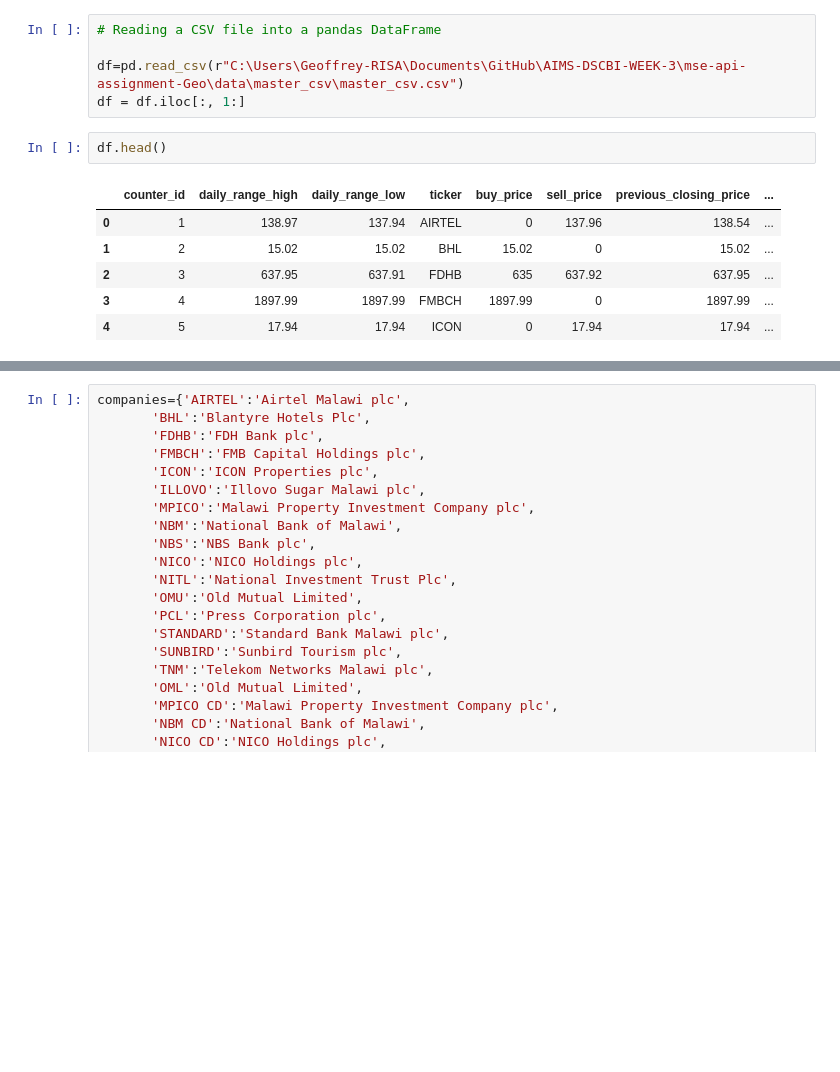
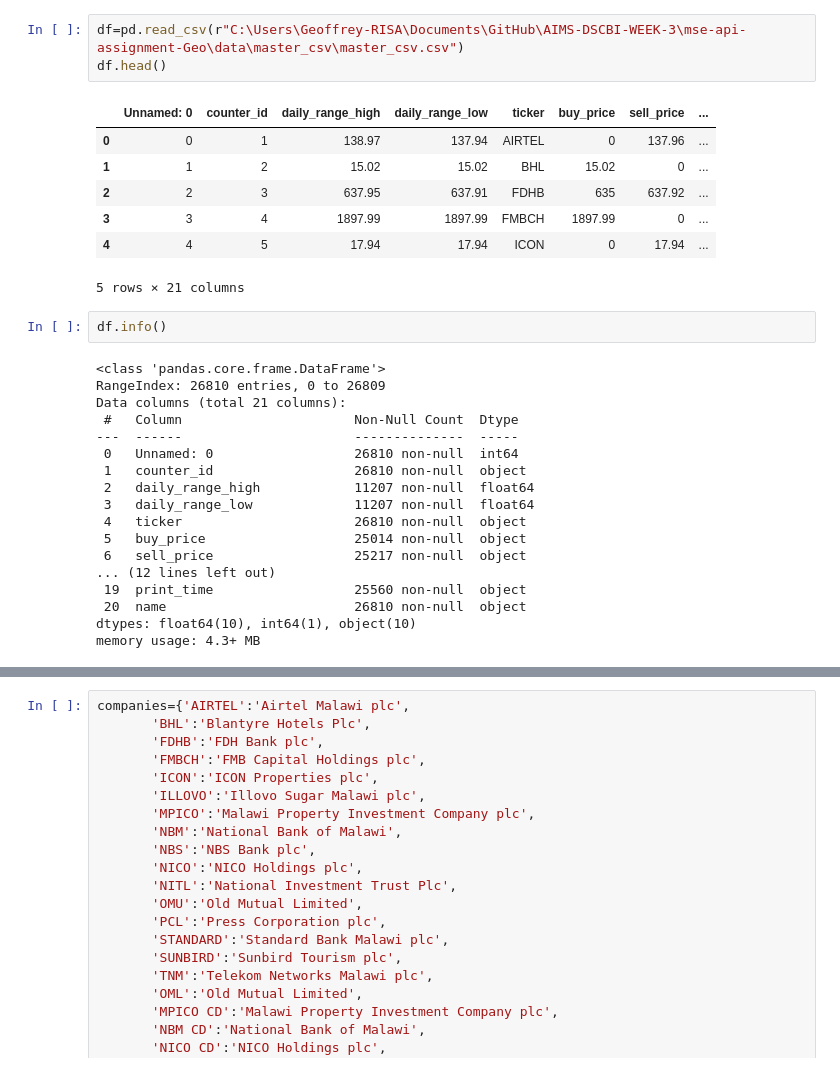
Before and after one commit to Geoffrey023/mse-api-assignment-Geo, a Jupyter notebook: database.ipynb, the cells around one changed output, grey strips where cells are left out. Cells and saved outputs as stored; diff of their text form; blank space fills up the shorter version.

```diff
--- a/database.ipynb
+++ b/database.ipynb
@@ -44,14 +34,31 @@ except Exception as e:
 # %%
-# Reading a CSV file into a pandas DataFrame
-
 df=pd.read_csv(r"C:\Users\Geoffrey-RISA\Documents\GitHub\AIMS-DSCBI-WEEK-3\mse-api-assignment-Geo\data\master_csv\master_csv.csv")
-df = df.iloc[:, 1:]
+df.head()
+# %% [output]
+|  | Unnamed: 0 | counter_id | daily_range_high | daily_range_low | ticker | buy_price | sell_price | ... |
+| 0 | 0 | 1 | 138.97 | 137.94 | AIRTEL | 0 | 137.96 | ... |
+| 1 | 1 | 2 | 15.02 | 15.02 | BHL | 15.02 | 0 | ... |
+| 2 | 2 | 3 | 637.95 | 637.91 | FDHB | 635 | 637.92 | ... |
+| 3 | 3 | 4 | 1897.99 | 1897.99 | FMBCH | 1897.99 | 0 | ... |
+| 4 | 4 | 5 | 17.94 | 17.94 | ICON | 0 | 17.94 | ... |
+5 rows × 21 columns
 # %%
-df.head()
+df.info()
 # %% [output]
-|  | counter_id | daily_range_high | daily_range_low | ticker | buy_price | sell_price | previous_closing_price | ... |
-| 0 | 1 | 138.97 | 137.94 | AIRTEL | 0 | 137.96 | 138.54 | ... |
-| 1 | 2 | 15.02 | 15.02 | BHL | 15.02 | 0 | 15.02 | ... |
-| 2 | 3 | 637.95 | 637.91 | FDHB | 635 | 637.92 | 637.95 | ... |
-| 3 | 4 | 1897.99 | 1897.99 | FMBCH | 1897.99 | 0 | 1897.99 | ... |
-| 4 | 5 | 17.94 | 17.94 | ICON | 0 | 17.94 | 17.94 | ... |
+<class 'pandas.core.frame.DataFrame'>
+RangeIndex: 26810 entries, 0 to 26809
+Data columns (total 21 columns):
+ #   Column                      Non-Null Count  Dtype
+---  ------                      --------------  -----
+ 0   Unnamed: 0                  26810 non-null  int64
+ 1   counter_id                  26810 non-null  object
+ 2   daily_range_high            11207 non-null  float64
+ 3   daily_range_low             11207 non-null  float64
+ 4   ticker                      26810 non-null  object
+ 5   buy_price                   25014 non-null  object
+ 6   sell_price                  25217 non-null  object
+... (12 lines left out)
+ 19  print_time                  25560 non-null  object
+ 20  name                        26810 non-null  object
+dtypes: float64(10), int64(1), object(10)
+memory usage: 4.3+ MB
```
Also changed, not shown: parts of 27 cells of this notebook, 5 other files.
